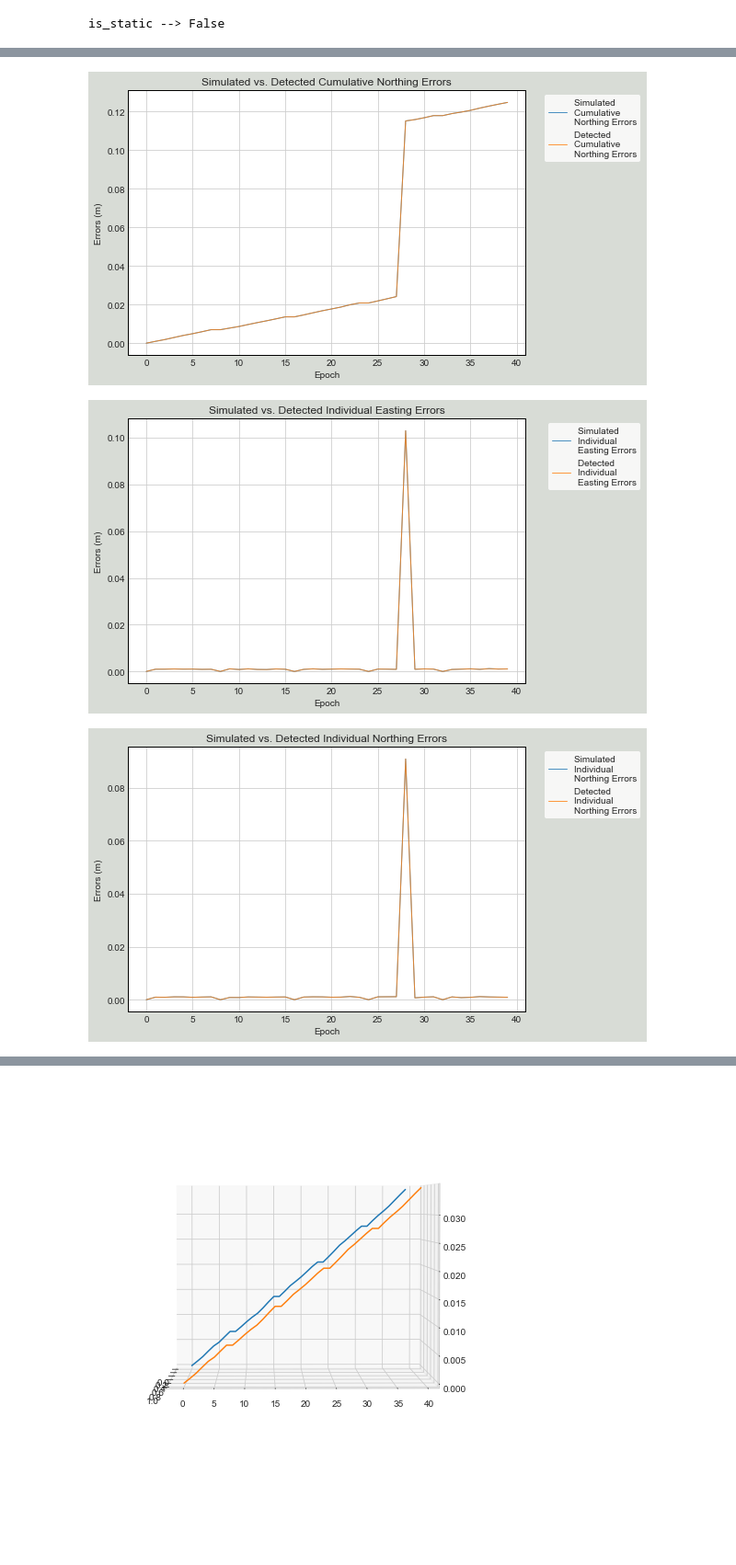
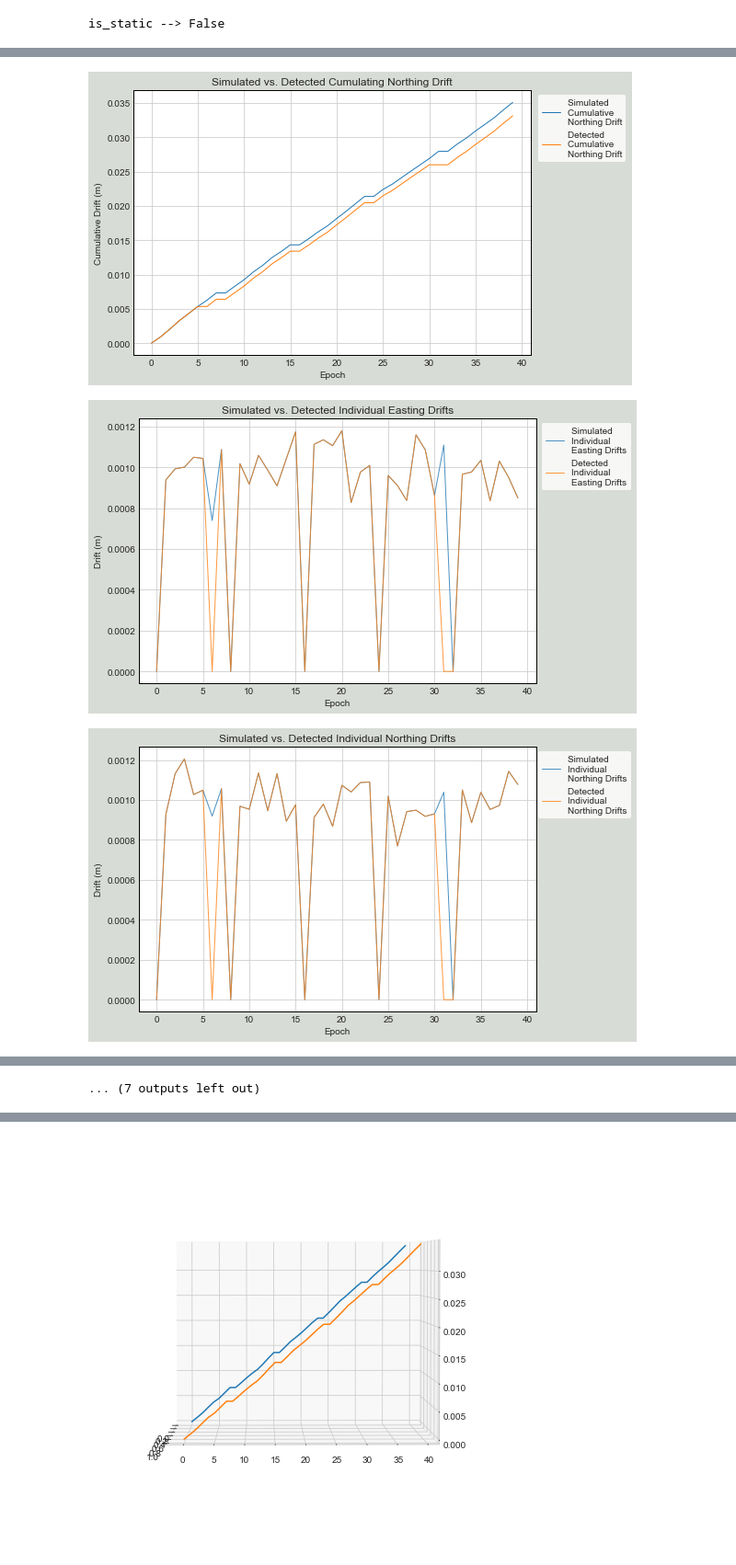
Before and after one commit to jnaess/ENGO-500, a Jupyter notebook: testbook.ipynb, the cells around one changed output, grey strips where cells are left out. Shown at 92% size. Drawn from its saved outputs; the diff is of its cells as text; code cells hidden in the pictures; blank space fills up the shorter version.

Commit message:
fixed error analyzer for jonah

```diff
--- a/testbook.ipynb
+++ b/testbook.ipynb
@@ -7,8 +7,8 @@ manager = Manager(mean_jump = Coord(0,0, std = [.01, .01]),
                   easting_jump_const = .1,
                   northing_jump_const = .1)
 
-manager.df_sim.head()["drift_cumulative_e"]
-manager.df_sim.head()
-manager.generate_overall_analysis()
+manager.df_sim.head()["drift_cumulative_e"].to_numpy()
+#manager.df_sim.head()
+manager.generate_error_detection_report()
 # %% [output]
 is_static --> False
@@ -16,3 +16,3 @@ is_static --> False
-[figure, old version]
+[figure, new version]
-[figure, old version]
+[figure, new version]
-[figure, old version]
+[figure, new version]
@@ -18,0 +26 @@ is_static --> False
+... (7 outputs left out)
```
Also changed, not shown: parts of 2 cells of this notebook, 3 other files.
